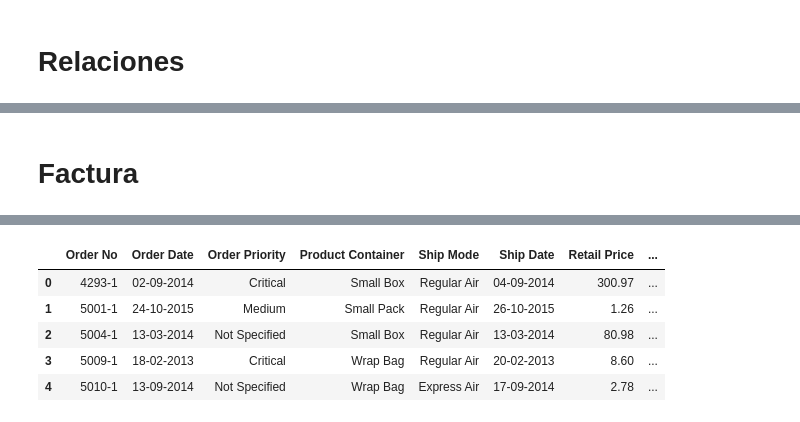
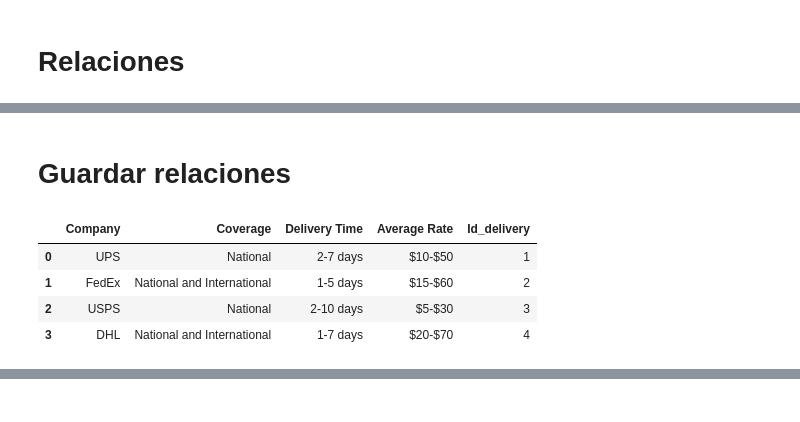
Before and after one commit to AndresDardex/Retail-sales, a Jupyter notebook: data cleaning database.ipynb, the cells around one changed output, grey strips where cells are left out. Drawn from its saved outputs; the diff is of its cells as text; code cells hidden in the pictures.

```diff
--- a/data cleaning database.ipynb
+++ b/data cleaning database.ipynb
@@ -207,5 +240,3 @@ base2 = pd.merge(base, base_cliente_unique, on=['Customer Name', 'Address', 'Cit
 base2 = pd.merge(base2, base_domiciliarios, left_on=['Shipping Company'], right_on= ['Company'], how='left')
 # %%
 base2 = pd.merge(base2, base_productos, on=['Product Name', 'Product Category', 'Cost Price'], how='left')
-# %% [markdown]
-# Factura
@@ -212,3 +249,13 @@ base2 = pd.merge(base2, base_productos, on=['Product Name', 'Product Category',
+# %% [markdown]
+# Guardar relaciones
+# %%
+base_domiciliarios.head()
+# %% [output]
+|  | Company | Coverage | Delivery Time | Average Rate | Id_delivery |
+| 0 | UPS | National | 2-7 days | $10-$50 | 1 |
+| 1 | FedEx | National and International | 1-5 days | $15-$60 | 2 |
+| 2 | USPS | National | 2-10 days | $5-$30 | 3 |
+| 3 | DHL | National and International | 1-7 days | $20-$70 | 4 |
 # %%
 base2.head()
 # %% [output]
@@ -225,9 +267,0 @@ base_factura = base2[['Order No', 'Order Date', 'Order Priority', 'Product Conta
-# %%
-base_factura.head()
-# %% [output]
-|  | Order No | Order Date | Order Priority | Product Container | Ship Mode | Ship Date | Retail Price | ... |
-| 0 | 4293-1 | 02-09-2014 | Critical | Small Box | Regular Air | 04-09-2014 | 300.97 | ... |
-| 1 | 5001-1 | 24-10-2015 | Medium | Small Pack | Regular Air | 26-10-2015 | 1.26 | ... |
-| 2 | 5004-1 | 13-03-2014 | Not Specified | Small Box | Regular Air | 13-03-2014 | 80.98 | ... |
-| 3 | 5009-1 | 18-02-2013 | Critical | Wrap Bag | Regular Air | 20-02-2013 | 8.60 | ... |
-| 4 | 5010-1 | 13-09-2014 | Not Specified | Wrap Bag | Express Air | 17-09-2014 | 2.78 | ... |
```
Also changed, not shown: parts of 16 cells of this notebook, 3 other files.
